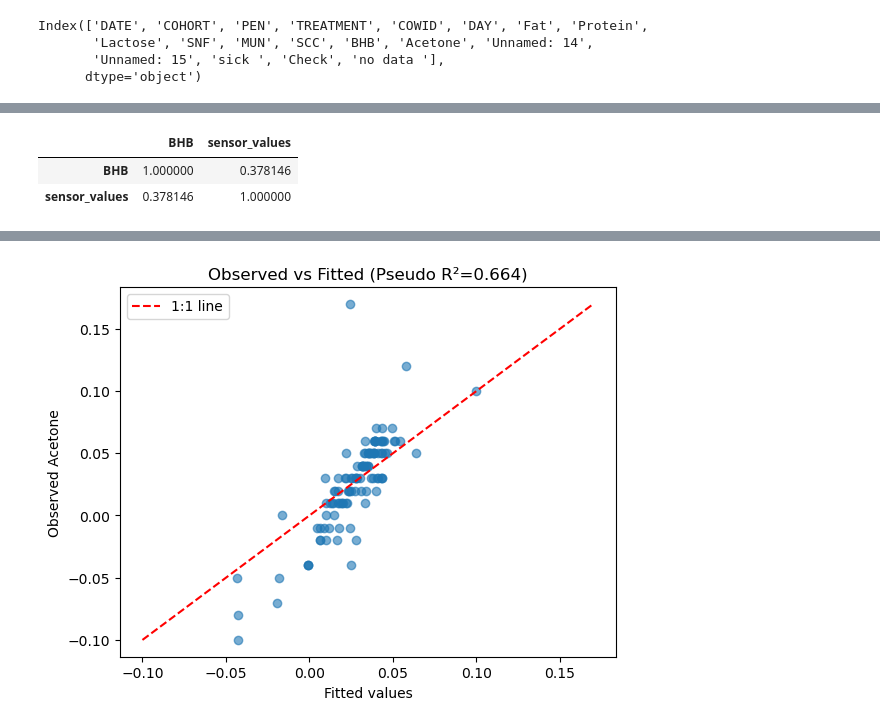
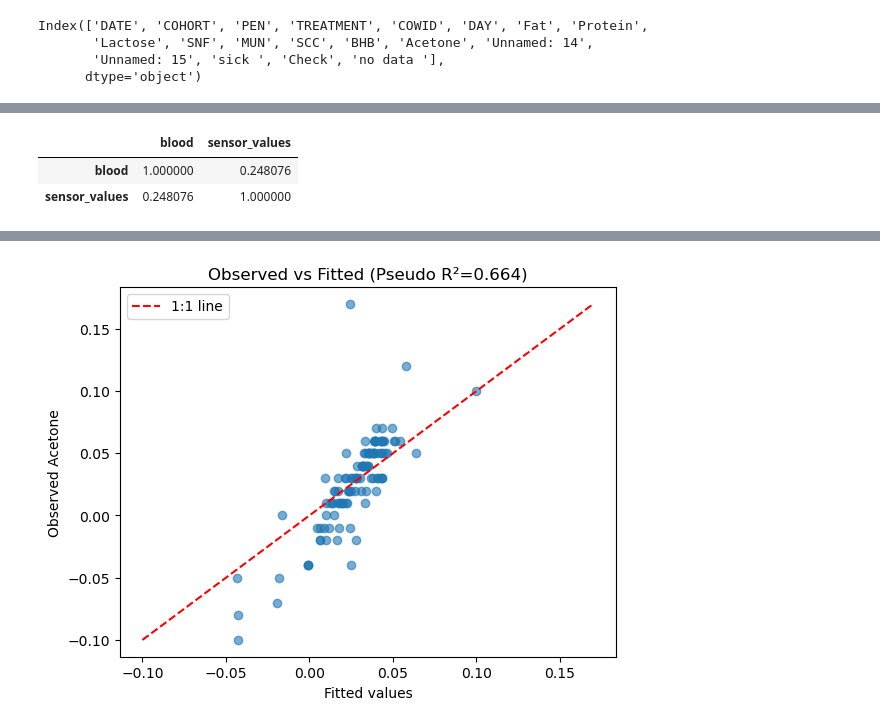
Before and after one commit to rajeshneupane7/ketosis_project, a Jupyter notebook: data_processing.ipynb, the cells around one changed output, grey strips where cells are left out. Drawn from its saved outputs; the diff is of its cells as text; code cells hidden in the pictures.

```diff
--- a/data_processing.ipynb
+++ b/data_processing.ipynb
@@ -3,6 +3,9 @@ import pandas as pd
 import os
 import numpy as np
 # %%
-main_path='/mnt/c/Users/rajes/Desktop/ketosis_project/files'
+main_path='/home/rajesh/work/ketosis_project/files'
 # %%
-sensor_values= os.listdir('/mnt/c/Users/rajes/Desktop/ketosis_project/files')[:5]
+sensor_values = [
+    file for file in os.listdir('/home/rajesh/work/ketosis_project/files')
+    if file.startswith(('1', '2'))
+]
@@ -53,7 +64,7 @@ sensor_df['day']= np.where(
 # %% [markdown]
 ### extracting the serum work
 # %%
-serum_report=pd.read_csv(os.path.join(main_path, os.listdir(main_path)[-1]))
+serum_report=pd.read_csv('/home/rajesh/work/ketosis_project/files/serum_report.csv')
 # %%
 serum_report['date']= pd.to_datetime(serum_report['DATE'])
 # %%
@@ -113,8 +112,8 @@ merged_milk_df['BHB_scaled']= merged_milk_df.groupby('date')['BHB'].transform(la
 # %%
 merged_milk_df['Acetone_scaled']= merged_milk_df.groupby('date')['Acetone'].transform(lambda x: scaler.fit_transform(x.values.reshape(-1,1)).flatten())
 # %%
-merged_milk_df[['BHB', 'sensor_values']].corr()
+merged_milk_df[['blood', 'sensor_values']].corr()
 # %% [output]
-|  | BHB | sensor_values |
-| BHB | 1.000000 | 0.378146 |
-| sensor_values | 0.378146 | 1.000000 |
+|  | blood | sensor_values |
+| blood | 1.000000 | 0.248076 |
+| sensor_values | 0.248076 | 1.000000 |
```
Also changed, not shown: parts of 23 cells of this notebook.
